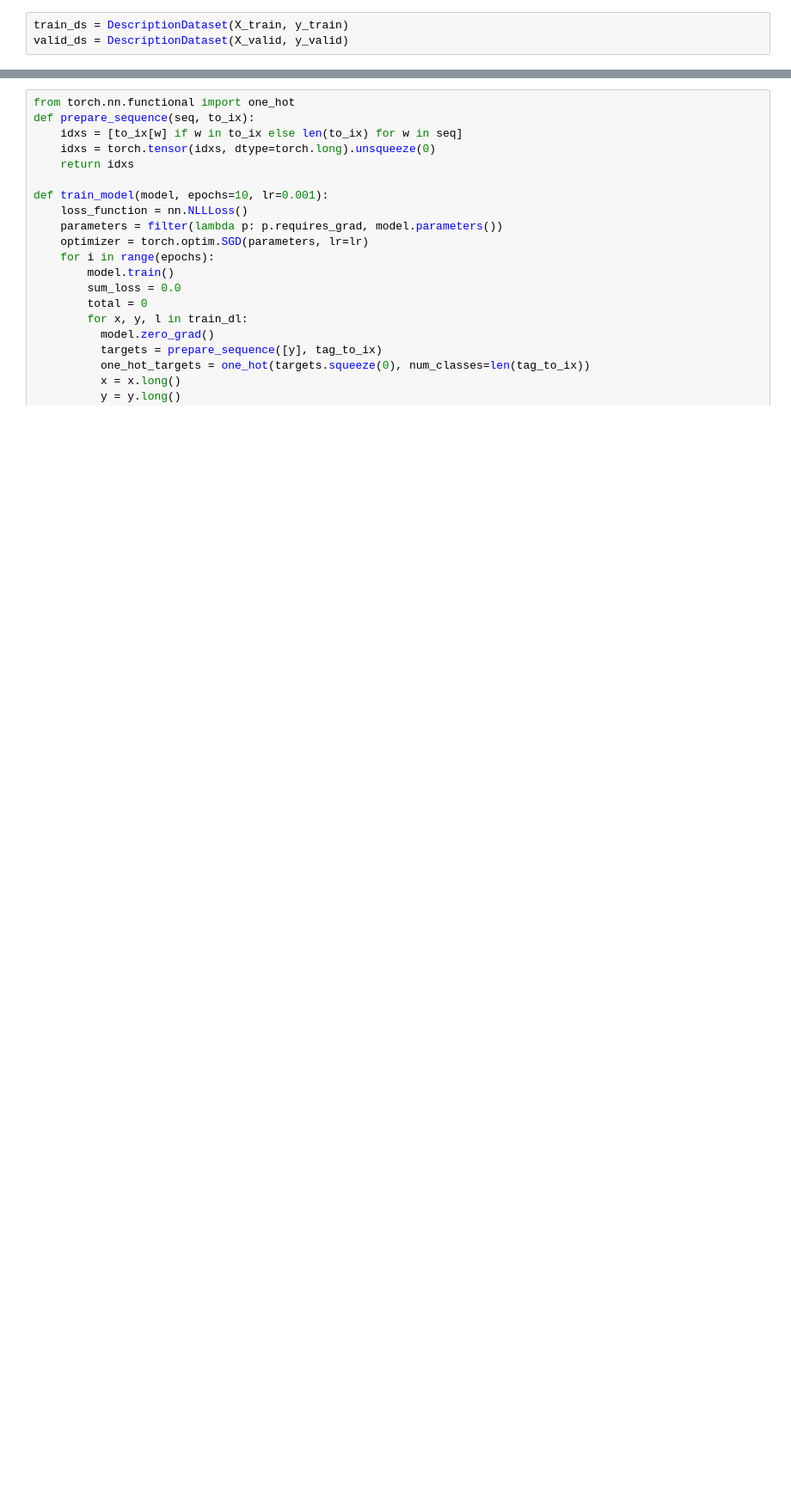
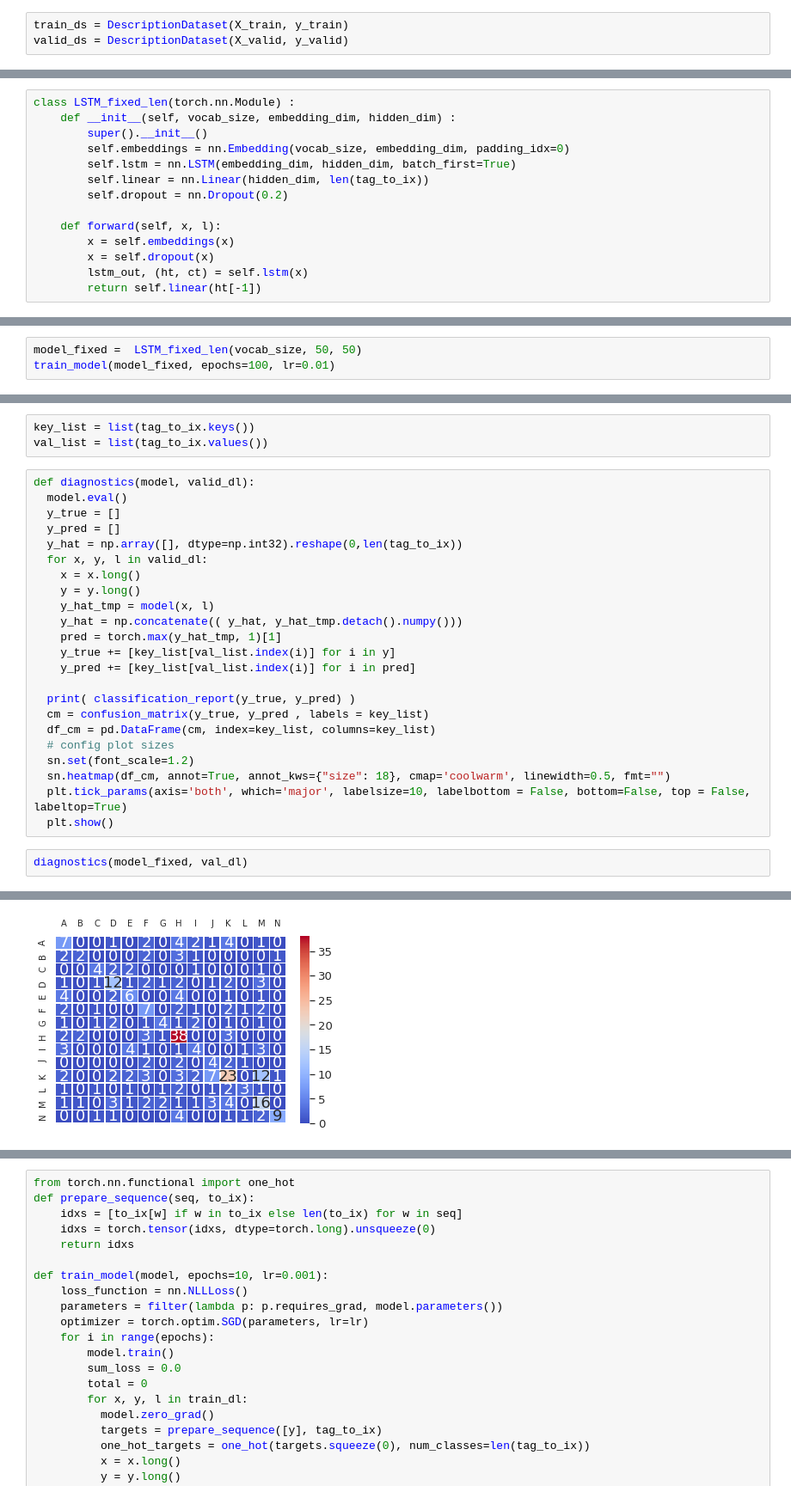
Before and after one commit to ARKEnsae/JobDomainPrediction_NLP, a Jupyter notebook: Prévision_catégorie_métier_ROME.ipynb, the cells around one changed output, grey strips where cells are left out. Shown at 86% size. Cells and saved outputs as stored; diff of their text form; blank space fills up the shorter version.

```diff
--- a/Prévision_catégorie_métier_ROME.ipynb
+++ b/Prévision_catégorie_métier_ROME.ipynb
@@ -567,0 +606,14 @@ valid_ds = DescriptionDataset(X_valid, y_valid)
+# %%
+class LSTM_fixed_len(torch.nn.Module) :
+    def __init__(self, vocab_size, embedding_dim, hidden_dim) :
+        super().__init__()
+        self.embeddings = nn.Embedding(vocab_size, embedding_dim, padding_idx=0)
+        self.lstm = nn.LSTM(embedding_dim, hidden_dim, batch_first=True)
+        self.linear = nn.Linear(hidden_dim, len(tag_to_ix))
+        self.dropout = nn.Dropout(0.2)
+
+    def forward(self, x, l):
+        x = self.embeddings(x)
+        x = self.dropout(x)
+        lstm_out, (ht, ct) = self.lstm(x)
+        return self.linear(ht[-1])
@@ -567,0 +637,3 @@ valid_ds = DescriptionDataset(X_valid, y_valid)
+# %%
+model_fixed =  LSTM_fixed_len(vocab_size, 50, 50)
+train_model(model_fixed, epochs=100, lr=0.01)
@@ -567,0 +685,29 @@ valid_ds = DescriptionDataset(X_valid, y_valid)
+# %%
+key_list = list(tag_to_ix.keys())
+val_list = list(tag_to_ix.values())
+# %%
+def diagnostics(model, valid_dl):
+  model.eval()
+  y_true = []
+  y_pred = []
+  y_hat = np.array([], dtype=np.int32).reshape(0,len(tag_to_ix))
+  for x, y, l in valid_dl:
+    x = x.long()
+    y = y.long()
+    y_hat_tmp = model(x, l)
+    y_hat = np.concatenate(( y_hat, y_hat_tmp.detach().numpy()))
+    pred = torch.max(y_hat_tmp, 1)[1]
+    y_true += [key_list[val_list.index(i)] for i in y]
+    y_pred += [key_list[val_list.index(i)] for i in pred]
+
+  print( classification_report(y_true, y_pred) )
+  cm = confusion_matrix(y_true, y_pred , labels = key_list)
+  df_cm = pd.DataFrame(cm, index=key_list, columns=key_list)
+  # config plot sizes
+  sn.set(font_scale=1.2)
+  sn.heatmap(df_cm, annot=True, annot_kws={"size": 18}, cmap='coolwarm', linewidth=0.5, fmt="")
+  plt.tick_params(axis='both', which='major', labelsize=10, labelbottom = False, bottom=False, top = False, labeltop=True)
+  plt.show()
+# %%
+diagnostics(model_fixed, val_dl)
+# %% [output]
@@ -567,0 +734 @@ valid_ds = DescriptionDataset(X_valid, y_valid)
+[figure, added]
```
Also changed, not shown: parts of 77 cells of this notebook.
